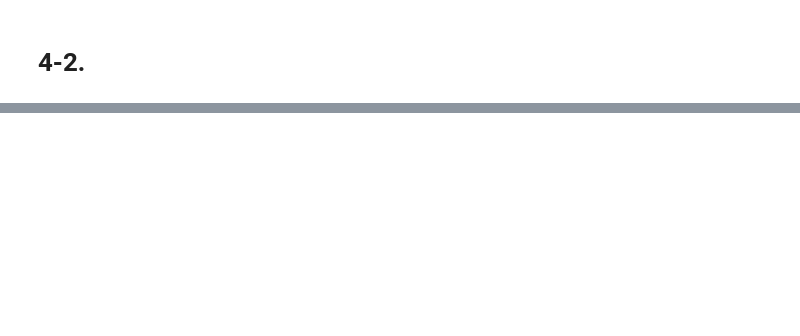
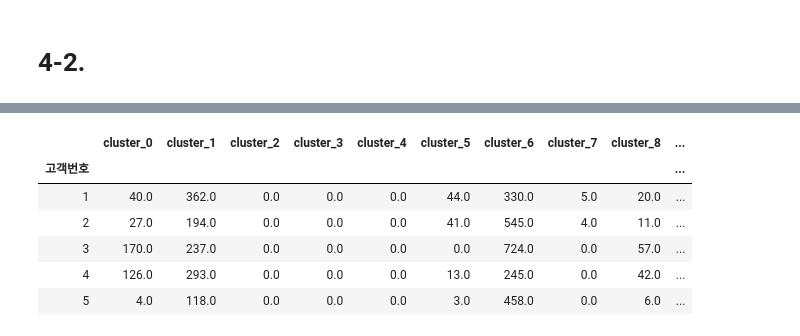
Before and after one commit to JungHyukJin/ModuleProject01, a Jupyter notebook: classification.ipynb, the cells around one changed output, grey strips where cells are left out. Drawn from its saved outputs; the diff is of its cells as text; code cells hidden in the pictures; blank space fills up the shorter version.

```diff
--- a/classification.ipynb
+++ b/classification.ipynb
@@ -371,7 +495,15 @@ purchase_product.head()
 # %%
 # 고객별 제품cluster 구매 횟수
-customer_product_cluster = p_product.groupby(p_product['고객번호']).sum()
+customer_product_cluster = purchase_product.groupby(purchase_product['고객번호']).sum()
 customer_product_cluster.head()
+# %% [output]
+|  | cluster_0 | cluster_1 | cluster_2 | cluster_3 | cluster_4 | cluster_5 | cluster_6 | cluster_7 | cluster_8 | ... |
+| 고객번호 |  |  |  |  |  |  |  |  |  | ... |
+| 1 | 40.0 | 362.0 | 0.0 | 0.0 | 0.0 | 44.0 | 330.0 | 5.0 | 20.0 | ... |
+| 2 | 27.0 | 194.0 | 0.0 | 0.0 | 0.0 | 41.0 | 545.0 | 4.0 | 11.0 | ... |
+| 3 | 170.0 | 237.0 | 0.0 | 0.0 | 0.0 | 0.0 | 724.0 | 0.0 | 57.0 | ... |
+| 4 | 126.0 | 293.0 | 0.0 | 0.0 | 0.0 | 13.0 | 245.0 | 0.0 | 42.0 | ... |
+| 5 | 4.0 | 118.0 | 0.0 | 0.0 | 0.0 | 3.0 | 458.0 | 0.0 | 6.0 | ... |
 # %%
 # 고객별 제품cluster csv파일로 저장
 customer_product_cluster.to_csv('./data/cust_KMeans.csv')
```
Also changed, not shown: parts of 16 cells of this notebook.
